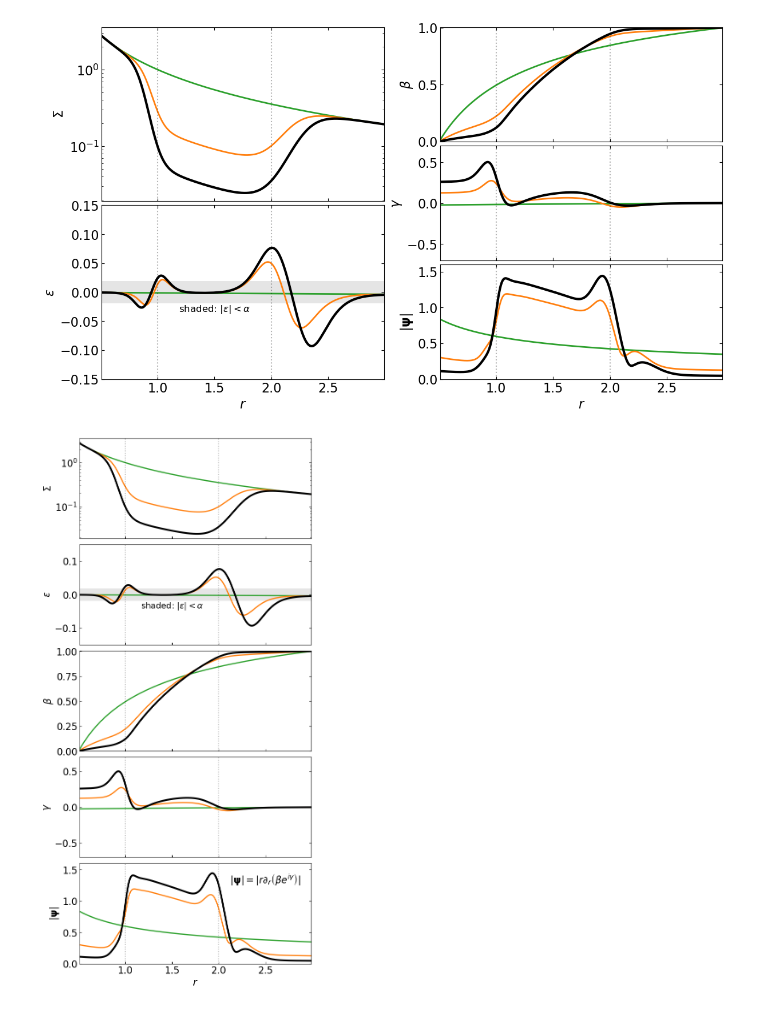
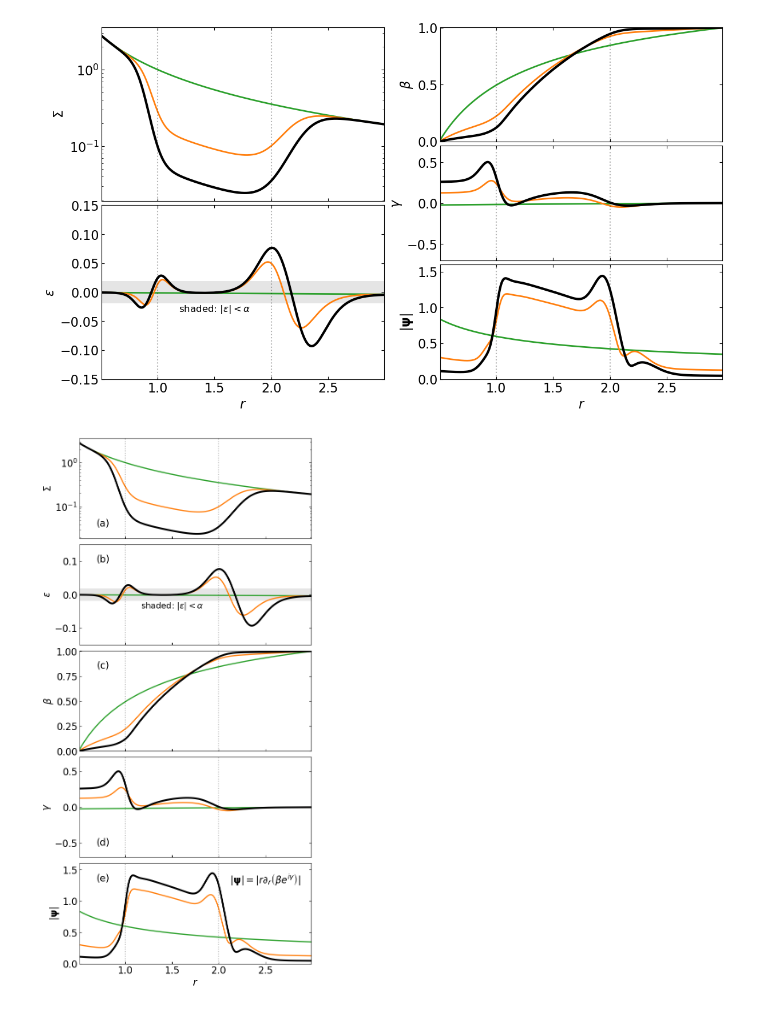
Before and after one commit to lijiaru0305/warped-disk-hydrodynamics, a Jupyter notebook: papar-figures/02_1D_solution.ipynb, the cells around one changed output. Drawn from its saved outputs; the diff is of its cells as text; code cells hidden in the pictures.

```diff
--- a/papar-figures/02_1D_solution.ipynb
+++ b/papar-figures/02_1D_solution.ipynb
@@ -266,31 +266,37 @@ for K, color in zip(K_list, colors):
     axes[2].plot(res["r"], np.abs(res["W"]), lw=lw, c=color)
     axes[3].plot(res["r"], np.angle(res["W"]), lw=lw, c=color)
     axes[4].plot(res["r"], np.abs(res["psi"]), lw=lw, c=color)
 
 axes[1].fill_between([r_min, r_max], y1=-0.0189, y2=0.0189, color="k", alpha=0.1, ec=None)
 axes[1].text(1.5, -0.02, r"shaded: $|\epsilon| < \alpha$", ha="center", va="top", fontsize=14)
 
 axes[0].set_ylabel(r"$\Sigma$")
 axes[1].set_ylabel(r"$\epsilon$")
 axes[2].set_ylabel(r"$\beta$")
 axes[3].set_ylabel(r"$\gamma$")
 axes[4].set_ylabel(r"$|{\bf \psi}|$")
 axes[4].set_xlabel(r"$r$")
 axes[4].text(2.5,1.45,r'$|{\bf \psi}|=|r\partial_r \left(\beta e^{i\gamma}\right)|$',c='k',ha='center',va='top',fontsize=16)
 
 
 axes[2].set_ylim([0.0, 1.005])
 axes[3].set_ylim([-0.7, 0.7])
 axes[4].set_ylim([0.0, 1.6])
 axes[1].set_ylim([-0.15, 0.15])
 axes[-1].set_xlim([0.51, 2.99])
 
+axes[0].text(0.1,0.1,r'(a)',c='k',ha='center',va='bottom',transform = axes[0].transAxes)
+axes[1].text(0.1,0.9,r'(b)',c='k',ha='center',va='top',transform = axes[1].transAxes)
+axes[2].text(0.1,0.9,r'(c)',c='k',ha='center',va='top',transform = axes[2].transAxes)
+axes[3].text(0.1,0.1,r'(d)',c='k',ha='center',va='bottom',transform = axes[3].transAxes)
+axes[4].text(0.1,0.9,r'(e)',c='k',ha='center',va='top',transform = axes[4].transAxes)
+
 for ax in axes:
     ax.tick_params(which="both", direction="in", right=True)
     ax.axvline(x=R_gap_in, c="k", ls=":", alpha=0.3)
     ax.axvline(x=R_gap_out, c="k", ls=":", alpha=0.3)
 
 #axes[0].legend(frameon=False, loc="best")
 plt.show()
 # %% [output]
-[figure, old version]
+[figure, new version]
```
